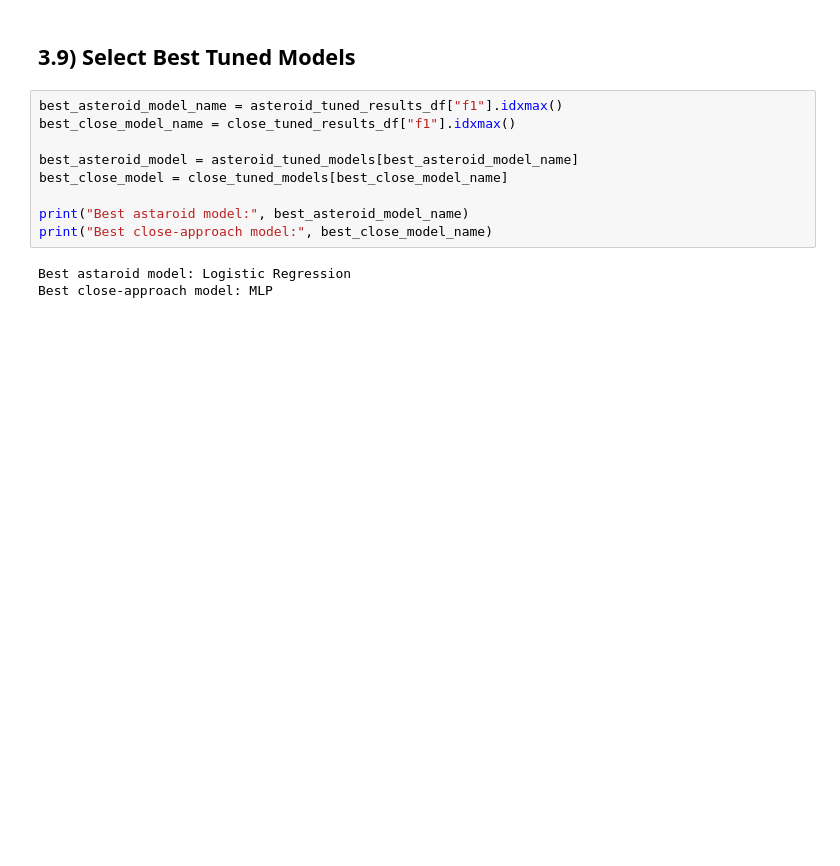
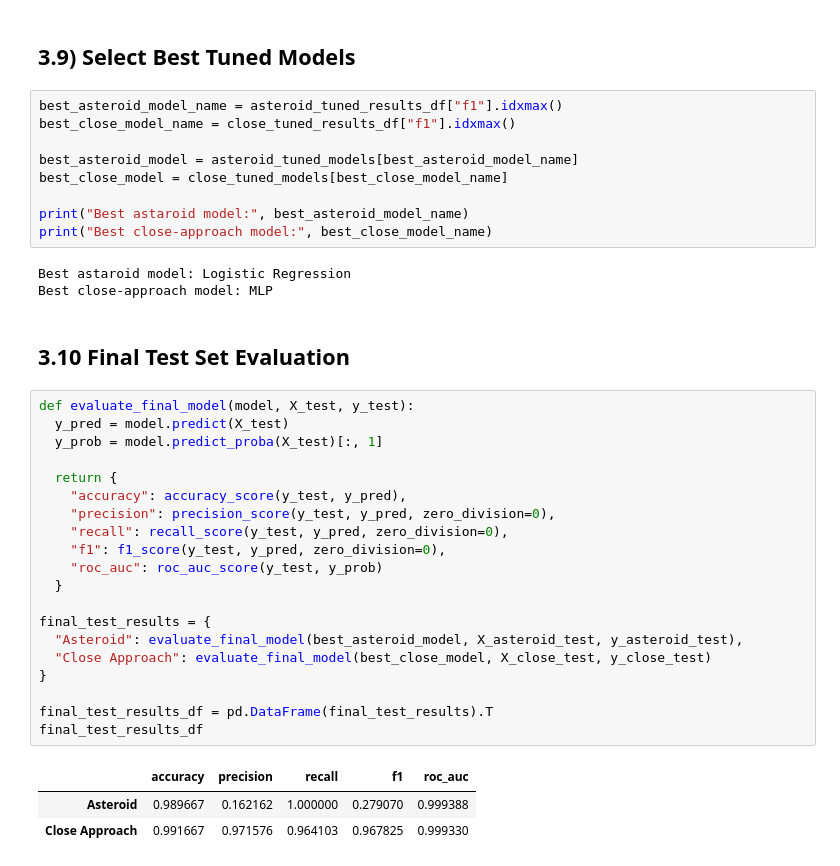
Before and after one commit to Dexless/Colab-Repo, a Jupyter notebook: 164Project.ipynb, the cells around one changed output. Drawn from its saved outputs; the diff is of its cells as text; blank space fills up the shorter version.

```diff
--- a/164Project.ipynb
+++ b/164Project.ipynb
@@ -598,3 +598,29 @@ print("Best close-approach model:", best_close_model_name)
 # %% [output]
 Best astaroid model: Logistic Regression
 Best close-approach model: MLP
+# %% [markdown]
+## 3.10 Final Test Set Evaluation
+# %%
+def evaluate_final_model(model, X_test, y_test):
+  y_pred = model.predict(X_test)
+  y_prob = model.predict_proba(X_test)[:, 1]
+
+  return {
+    "accuracy": accuracy_score(y_test, y_pred),
+    "precision": precision_score(y_test, y_pred, zero_division=0),
+    "recall": recall_score(y_test, y_pred, zero_division=0),
+    "f1": f1_score(y_test, y_pred, zero_division=0),
+    "roc_auc": roc_auc_score(y_test, y_prob)
+  }
+
+final_test_results = {
+  "Asteroid": evaluate_final_model(best_asteroid_model, X_asteroid_test, y_asteroid_test),
+  "Close Approach": evaluate_final_model(best_close_model, X_close_test, y_close_test)
+}
+
+final_test_results_df = pd.DataFrame(final_test_results).T
+final_test_results_df
+# %% [output]
+|  | accuracy | precision | recall | f1 | roc_auc |
+| Asteroid | 0.989667 | 0.162162 | 1.000000 | 0.279070 | 0.999388 |
+| Close Approach | 0.991667 | 0.971576 | 0.964103 | 0.967825 | 0.999330 |
```
